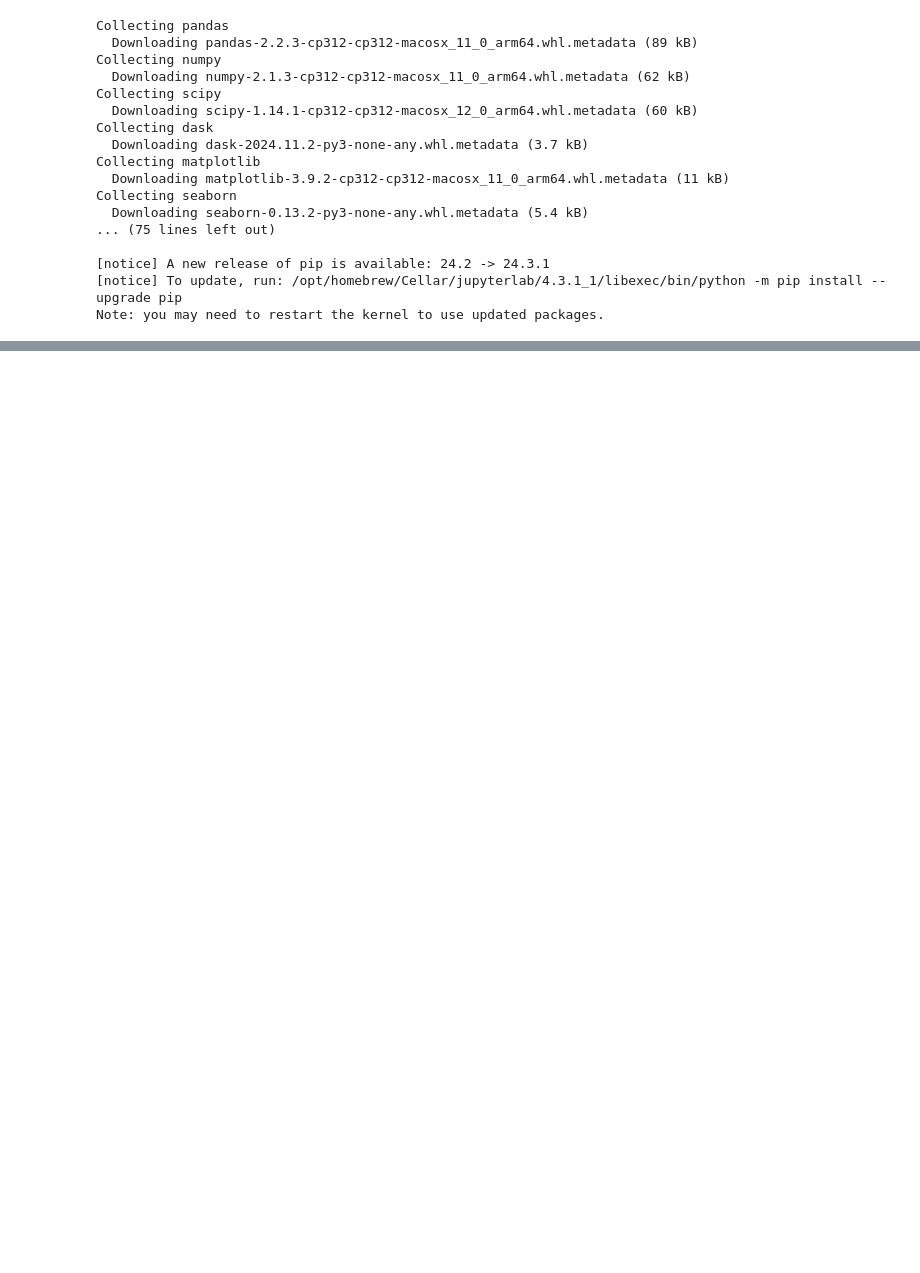
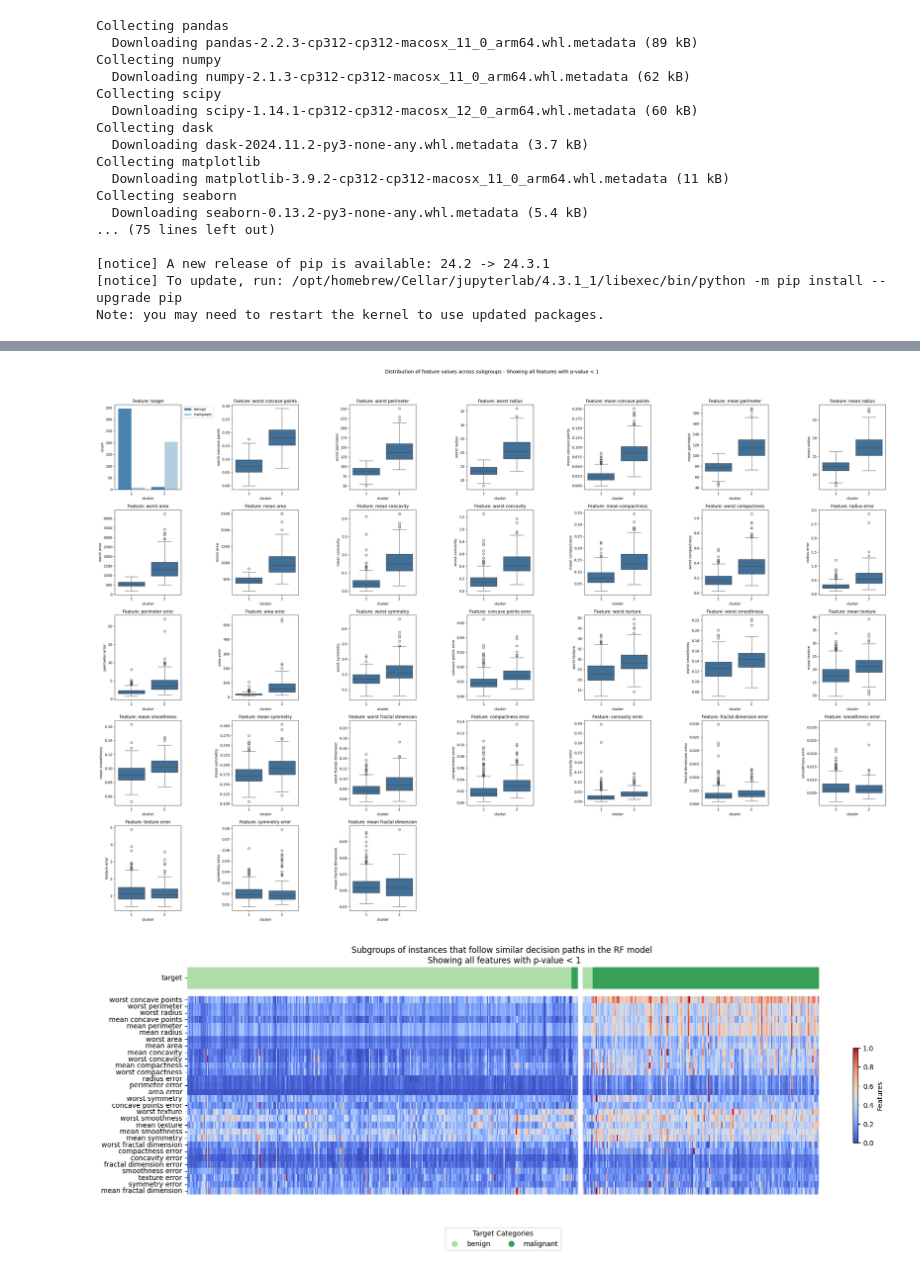
Before and after one commit to mbiskho/net, a Jupyter notebook: setup.ipynb, the cells around one changed output, grey strips where cells are left out. Drawn from its saved outputs; the diff is of its cells as text; code cells hidden in the pictures; blank space fills up the shorter version.

Commit message:
begin: modeling

```diff
--- a/setup.ipynb
+++ b/setup.ipynb
@@ -23,0 +76,5 @@ Note: you may need to restart the kernel to use updated packages.
+# %%
+data_breast_cancer = load_breast_cancer(as_frame=True)
+data_breast_cancer = data_breast_cancer.frame
+data_breast_cancer['target'] = data_breast_cancer['target'].map({0: 'malignant', 1: 'benign'})
+data_breast_cancer.head()
@@ -23,0 +89,13 @@ Note: you may need to restart the kernel to use updated packages.
+# %%
+X_breast_cancer = data_breast_cancer.loc[:, data_breast_cancer.columns != 'target']
+y_breast_cancer = data_breast_cancer.target
+
+classifier = RandomForestClassifier(max_samples=0.8, bootstrap=True, oob_score=True, random_state=42)
+
+grid = {'max_depth':[2, 5], 'max_features': ['sqrt', 'log2']}
+grid_classifier = GridSearchCV(classifier, grid, cv=5)
+grid_classifier.fit(X_breast_cancer, y_breast_cancer)
+rf_breast_cancer = grid_classifier.best_estimator_
+
+print(f'Parameters of best prediction model: {grid_classifier.best_params_}')
+print(f'OOB accuracy of prediction model: {round(rf_breast_cancer.oob_score_,3)}')
@@ -23,0 +105,2 @@ Note: you may need to restart the kernel to use updated packages.
+# %%
+fgc = FgClustering(model=rf_breast_cancer, data=data_breast_cancer, target_column='target')
@@ -23,0 +109,2 @@ Note: you may need to restart the kernel to use updated packages.
+# %%
+fgc.run()
@@ -23,0 +125,5 @@ Note: you may need to restart the kernel to use updated packages.
+# %%
+fgc.plot_decision_paths(thr_pvalue=1, num_cols = 7)
+# %% [output]
+[figure, added]
+[figure, added]
```
Also changed, not shown: parts of 8 cells of this notebook, 16 other files.
